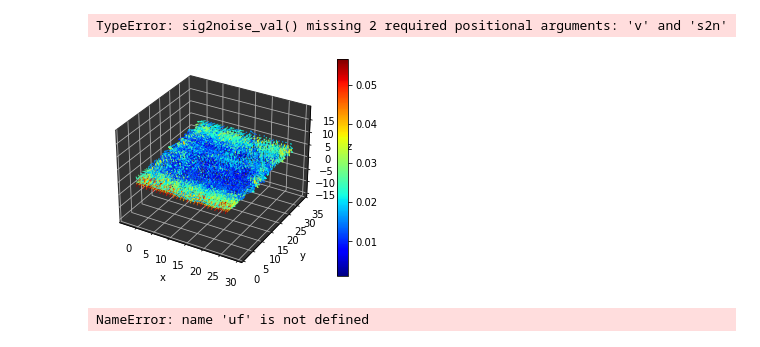
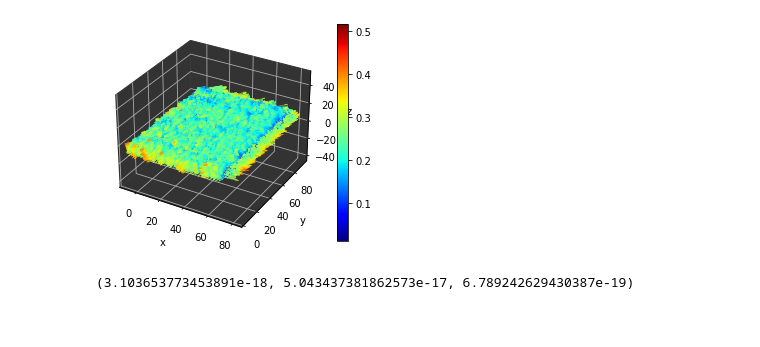
Before and after one commit to siddharthdcosta/OHSU-PIV, a Jupyter notebook: khan-PIV3D-V1.ipynb, the cells around one changed output. Cells and saved outputs as stored; diff of their text form; code cells hidden in the pictures; blank space fills up the shorter version.

```diff
--- a/khan-PIV3D-V1.ipynb
+++ b/khan-PIV3D-V1.ipynb
@@ -83,12 +63,22 @@ print(image_dim, window_size, overlap, search_area)
+# %%
+x_dim = 32
+y_dim = 32
+z_dim = 6
+
+win_overlap = 0.5
+
+window_size = (x_dim, y_dim, z_dim)
+overlap = (int(x_dim * win_overlap), int(y_dim * win_overlap), int(z_dim * win_overlap))
+search_area = (x_dim, y_dim, z_dim)
 # %%
 # Calculate 3D Particle Image Velocimetry
 # https://openpiv.readthedocs.io/en/latest/src/openpiv.html
+
 u, v, w, sig2noise = extended_search_area_piv3D(
 	before_array, after_array,
 	window_size = window_size,
 	overlap = overlap,
 	search_area_size = search_area,
-	dt = (1 / du, 1 / dv, 1 / dw),
 	subpixel_method = 'gaussian',
 	sig2noise_method = 'peak2peak',
 	width = 2
@@ -105,16 +95,16 @@ u.shape, v.shape, w.shape
 # %%
 # Filtering
-mask = sig2noise_val(sig2noise, threshold=signoise_filter)
-uf, vf, wf = replace_outliers(u, v, mask, w=w, max_iter=1, tol=100, kernel_size=2, method='disk')
+# mask = sig2noise_val(sig2noise, threshold=signoise_filter)
+# uf, vf, wf = replace_outliers(u, v, w, mask, w=w, max_iter=1, tol=100, kernel_size=2, method='disk')
-# %% [output]
-TypeError: sig2noise_val() missing 2 required positional arguments: 'v' and 's2n'
+# %%
+fig1 = quiver_3D(-u, v, w, filter_reg = 1, quiv_args={"length": 0.05, "alpha": 0.8, "linewidth": 0.5}) #, filter_def=0.1)
+plt.savefig(f'results/Quiver_Displacement_{x_dim}x{y_dim}x{z_dim}_dpi600_downsample1.png', dpi = 600)
+# %% [output]
+[figure, added]
+# %%
+u.mean(), v.mean(), w.mean()
+# %% [output]
+(3.103653773453891e-18, 5.043437381862573e-17, 6.789242629430387e-19)
 # %%
-# unfiltered 3d deformation field
-fig11 = quiver_3D(-u, v, w, quiv_args={"length": 0.1, "alpha": 0.8, "linewidth": 1})#, filter_def=0.1)
+# # filtered 3d deformation field
+# fig12 = quiver_3D(-uf, vf, wf, quiv_args={"length": 2, "alpha": 0.8, "linewidth": 1}) #, filter_def=0.1)
-# %% [output]
-[figure, removed]
-# %%
-# filtered 3d deformation field
-fig12 = quiver_3D(-uf, vf, wf, quiv_args={"length": 2, "alpha": 0.8, "linewidth": 1}) #, filter_def=0.1)
-# %% [output]
-NameError: name 'uf' is not defined
```
Also changed, not shown: parts of 15 cells of this notebook.
